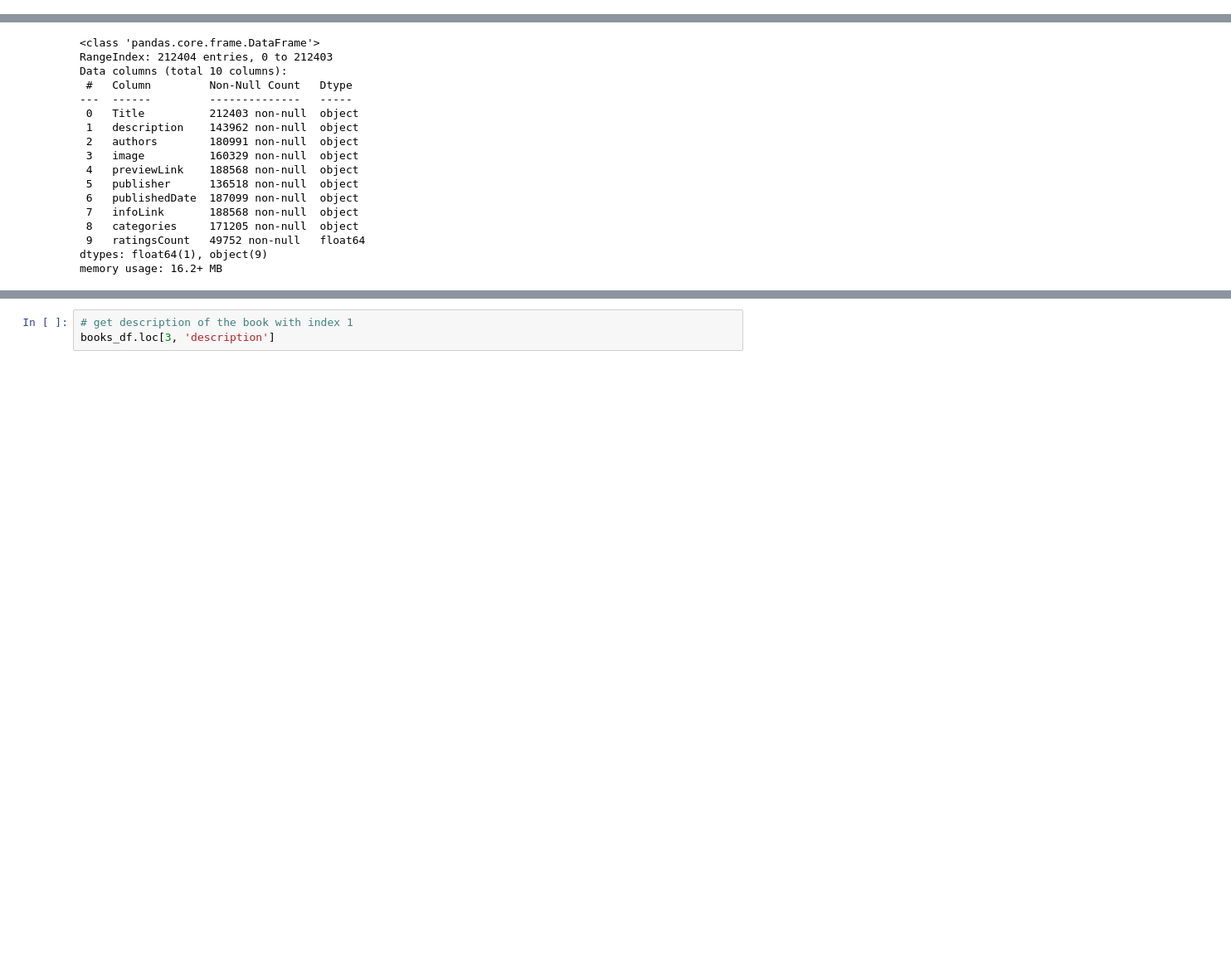
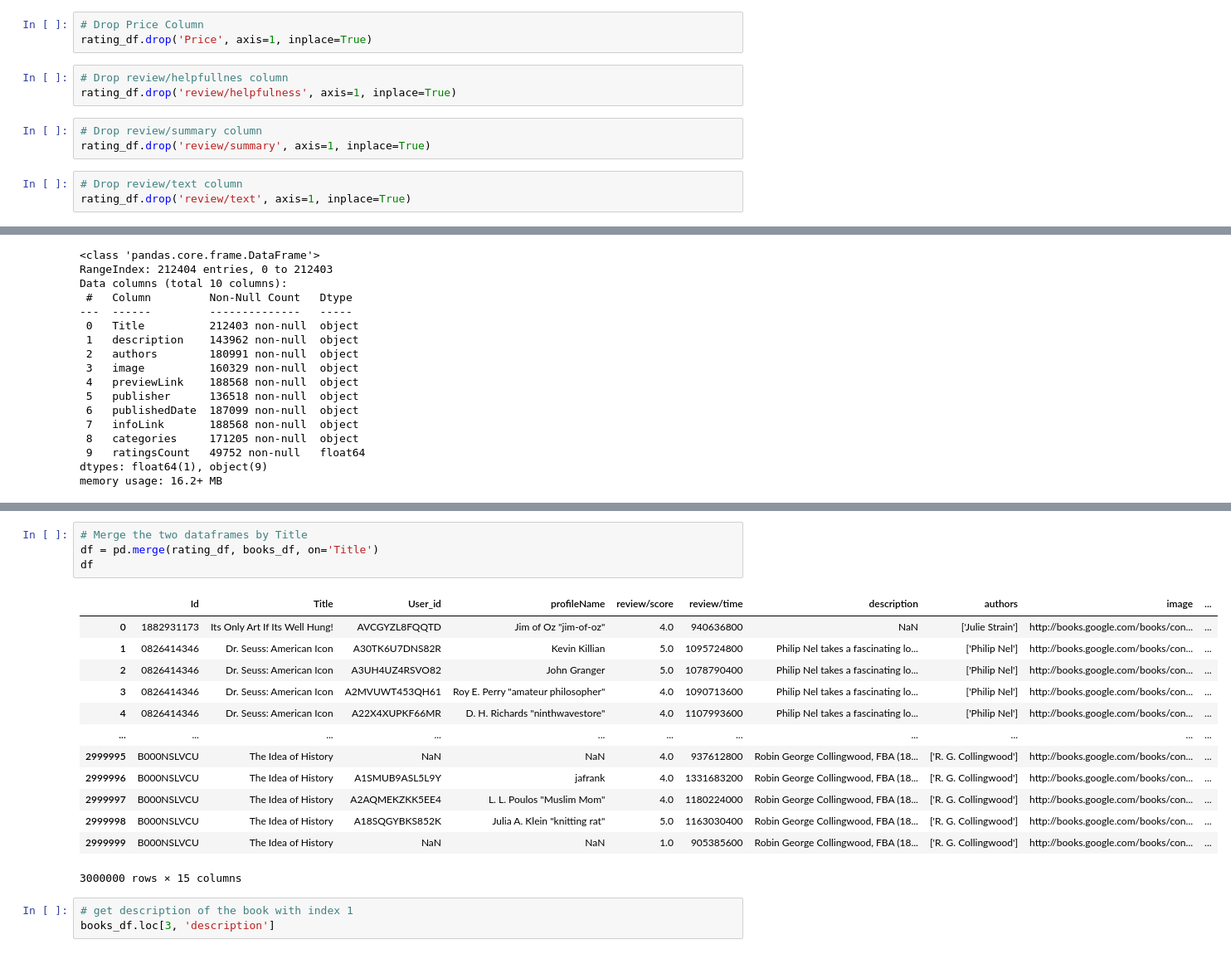
Before and after one commit to t0nychopp3r/recommenderSystem_cds121, a Jupyter notebook: Book_RS.ipynb, the cells around one changed output, grey strips where cells are left out. Shown at 83% size. Cells and saved outputs as stored; diff of their text form; blank space fills up the shorter version.

Commit message:
worked on Preprocessing and Merged Dataframes

```diff
--- a/Book_RS.ipynb
+++ b/Book_RS.ipynb
@@ -46,0 +50,12 @@ Index(['Id', 'Title', 'Price', 'User_id', 'profileName', 'review/helpfulness',
+# %%
+# Drop Price Column
+rating_df.drop('Price', axis=1, inplace=True)
+# %%
+# Drop review/helpfullnes column
+rating_df.drop('review/helpfulness', axis=1, inplace=True)
+# %%
+# Drop review/summary column
+rating_df.drop('review/summary', axis=1, inplace=True)
+# %%
+# Drop review/text column
+rating_df.drop('review/text', axis=1, inplace=True)
@@ -73,3 +143,21 @@ memory usage: 16.2+ MB
+# %%
+# Merge the two dataframes by Title
+df = pd.merge(rating_df, books_df, on='Title')
+df
+# %% [output]
+|  | Id | Title | User_id | profileName | review/score | review/time | description | authors | image | ... |
+| 0 | 1882931173 | Its Only Art If Its Well Hung! | AVCGYZL8FQQTD | Jim of Oz "jim-of-oz" | 4.0 | 940636800 | NaN | ['Julie Strain'] | http://books.google.com/books/con... | ... |
+| 1 | 0826414346 | Dr. Seuss: American Icon | A30TK6U7DNS82R | Kevin Killian | 5.0 | 1095724800 | Philip Nel takes a fascinating lo... | ['Philip Nel'] | http://books.google.com/books/con... | ... |
+| 2 | 0826414346 | Dr. Seuss: American Icon | A3UH4UZ4RSVO82 | John Granger | 5.0 | 1078790400 | Philip Nel takes a fascinating lo... | ['Philip Nel'] | http://books.google.com/books/con... | ... |
+| 3 | 0826414346 | Dr. Seuss: American Icon | A2MVUWT453QH61 | Roy E. Perry "amateur philosopher" | 4.0 | 1090713600 | Philip Nel takes a fascinating lo... | ['Philip Nel'] | http://books.google.com/books/con... | ... |
+| 4 | 0826414346 | Dr. Seuss: American Icon | A22X4XUPKF66MR | D. H. Richards "ninthwavestore" | 4.0 | 1107993600 | Philip Nel takes a fascinating lo... | ['Philip Nel'] | http://books.google.com/books/con... | ... |
+| ... | ... | ... | ... | ... | ... | ... | ... | ... | ... | ... |
+| 2999995 | B000NSLVCU | The Idea of History | NaN | NaN | 4.0 | 937612800 | Robin George Collingwood, FBA (18... | ['R. G. Collingwood'] | http://books.google.com/books/con... | ... |
+| 2999996 | B000NSLVCU | The Idea of History | A1SMUB9ASL5L9Y | jafrank | 4.0 | 1331683200 | Robin George Collingwood, FBA (18... | ['R. G. Collingwood'] | http://books.google.com/books/con... | ... |
+| 2999997 | B000NSLVCU | The Idea of History | A2AQMEKZKK5EE4 | L. L. Poulos "Muslim Mom" | 4.0 | 1180224000 | Robin George Collingwood, FBA (18... | ['R. G. Collingwood'] | http://books.google.com/books/con... | ... |
+| 2999998 | B000NSLVCU | The Idea of History | A18SQGYBKS852K | Julia A. Klein "knitting rat" | 5.0 | 1163030400 | Robin George Collingwood, FBA (18... | ['R. G. Collingwood'] | http://books.google.com/books/con... | ... |
+| 2999999 | B000NSLVCU | The Idea of History | NaN | NaN | 1.0 | 905385600 | Robin George Collingwood, FBA (18... | ['R. G. Collingwood'] | http://books.google.com/books/con... | ... |
+3000000 rows × 15 columns
 # %%
 # get description of the book with index 1
 books_df.loc[3, 'description']
```
Also changed, not shown: parts of 10 cells of this notebook.
